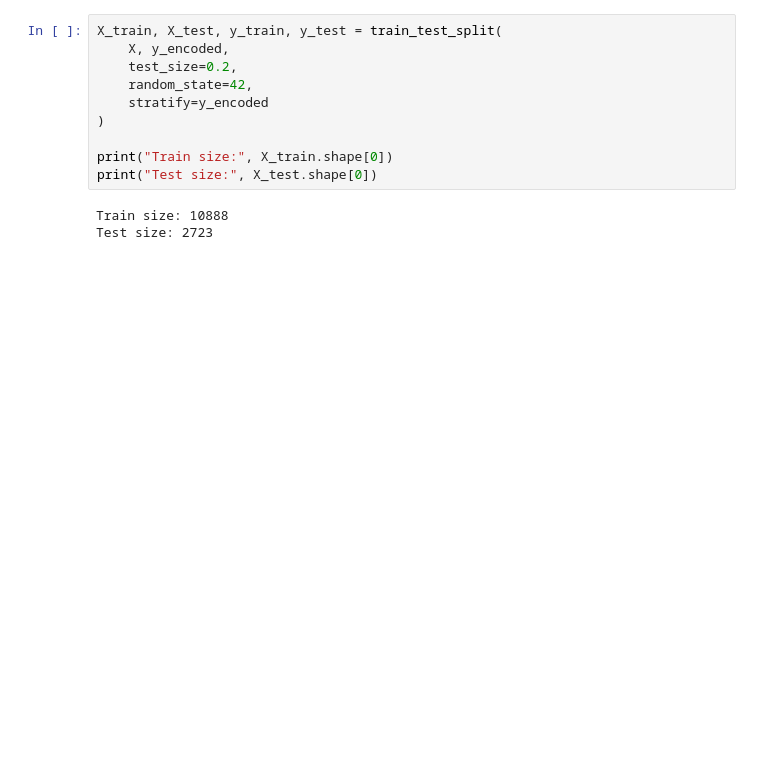
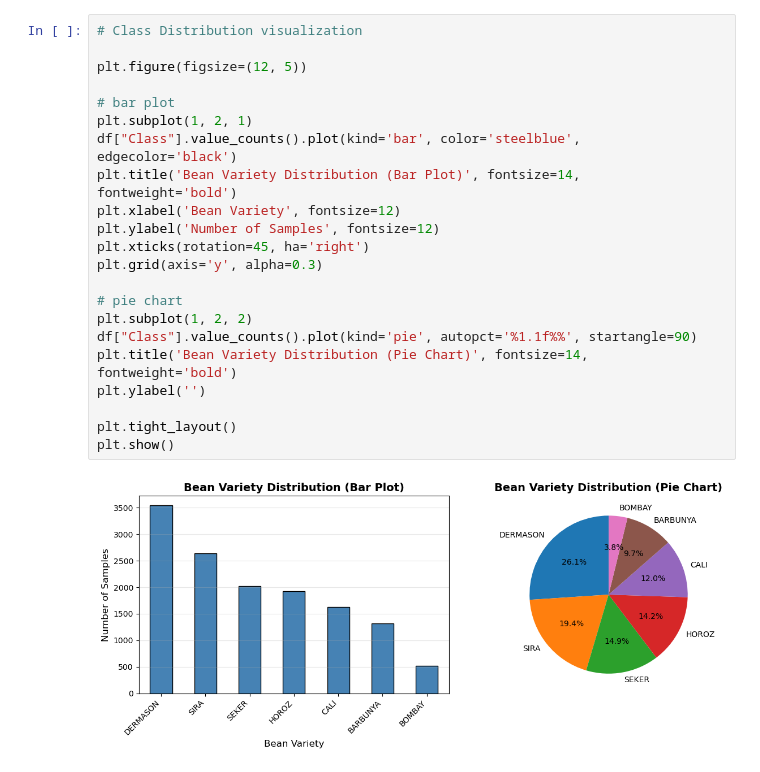
Before and after one commit to Hrita-Dutta/drybeanAI, a Jupyter notebook: 23047503 Hrita Dutta.ipynb, the cells around one changed output. Drawn from its saved outputs; the diff is of its cells as text; blank space fills up the shorter version.

```diff
--- a/23047503 Hrita Dutta.ipynb
+++ b/23047503 Hrita Dutta.ipynb
@@ -76,14 +116,25 @@ Example encoded labels: [5 5 5 5 5 5 5 5 5 5]
 # %%
-X_train, X_test, y_train, y_test = train_test_split(
-    X, y_encoded,
-    test_size=0.2,
-    random_state=42,
-    stratify=y_encoded
-)
+# Class Distribution visualization
 
-print("Train size:", X_train.shape[0])
-print("Test size:", X_test.shape[0])
+plt.figure(figsize=(12, 5))
+
+# bar plot
+plt.subplot(1, 2, 1)
+df["Class"].value_counts().plot(kind='bar', color='steelblue', edgecolor='black')
+plt.title('Bean Variety Distribution (Bar Plot)', fontsize=14, fontweight='bold')
+plt.xlabel('Bean Variety', fontsize=12)
+plt.ylabel('Number of Samples', fontsize=12)
+plt.xticks(rotation=45, ha='right')
+plt.grid(axis='y', alpha=0.3)
+
+# pie chart
+plt.subplot(1, 2, 2)
+df["Class"].value_counts().plot(kind='pie', autopct='%1.1f%%', startangle=90)
+plt.title('Bean Variety Distribution (Pie Chart)', fontsize=14, fontweight='bold')
+plt.ylabel('')
+
+plt.tight_layout()
+plt.show()
 # %% [output]
-Train size: 10888
-Test size: 2723
+[figure, added]
 # %%
```
Also changed, not shown: parts of 19 cells of this notebook.
